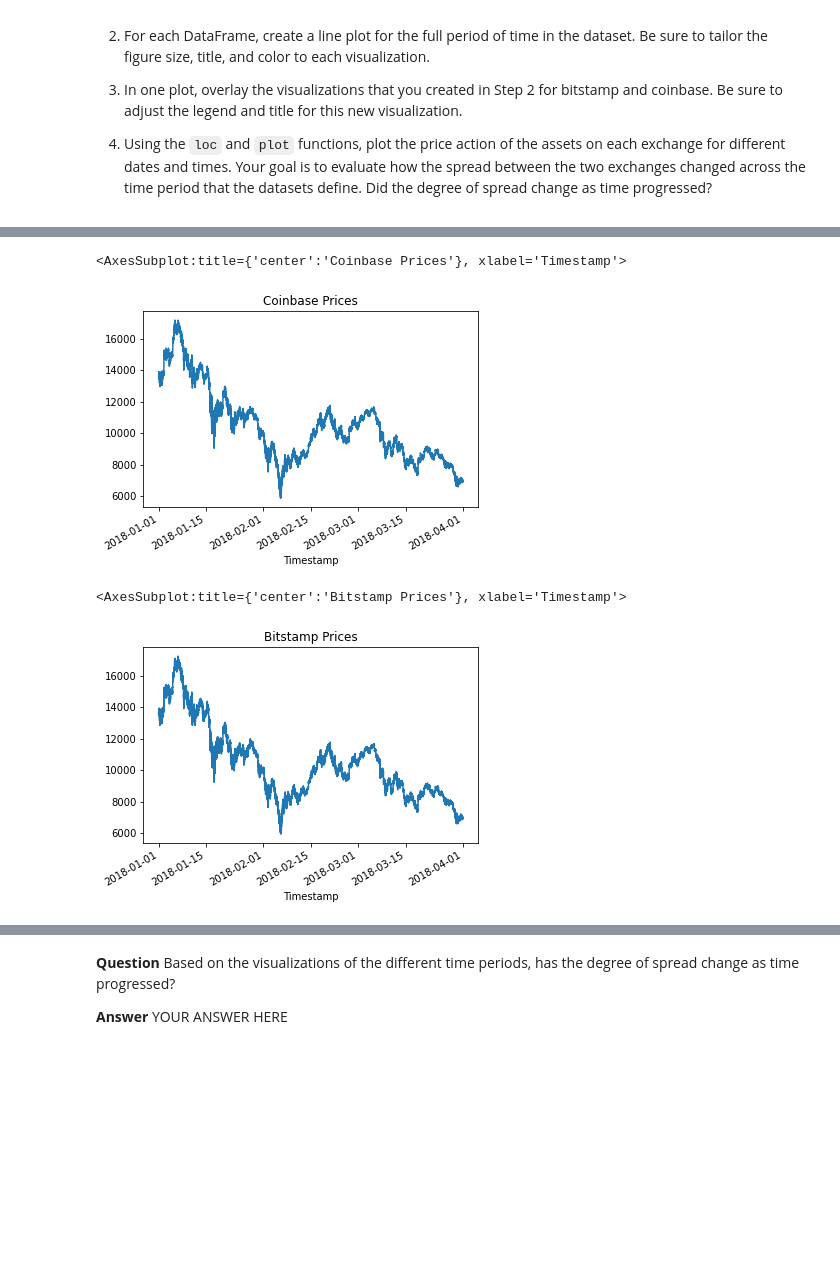
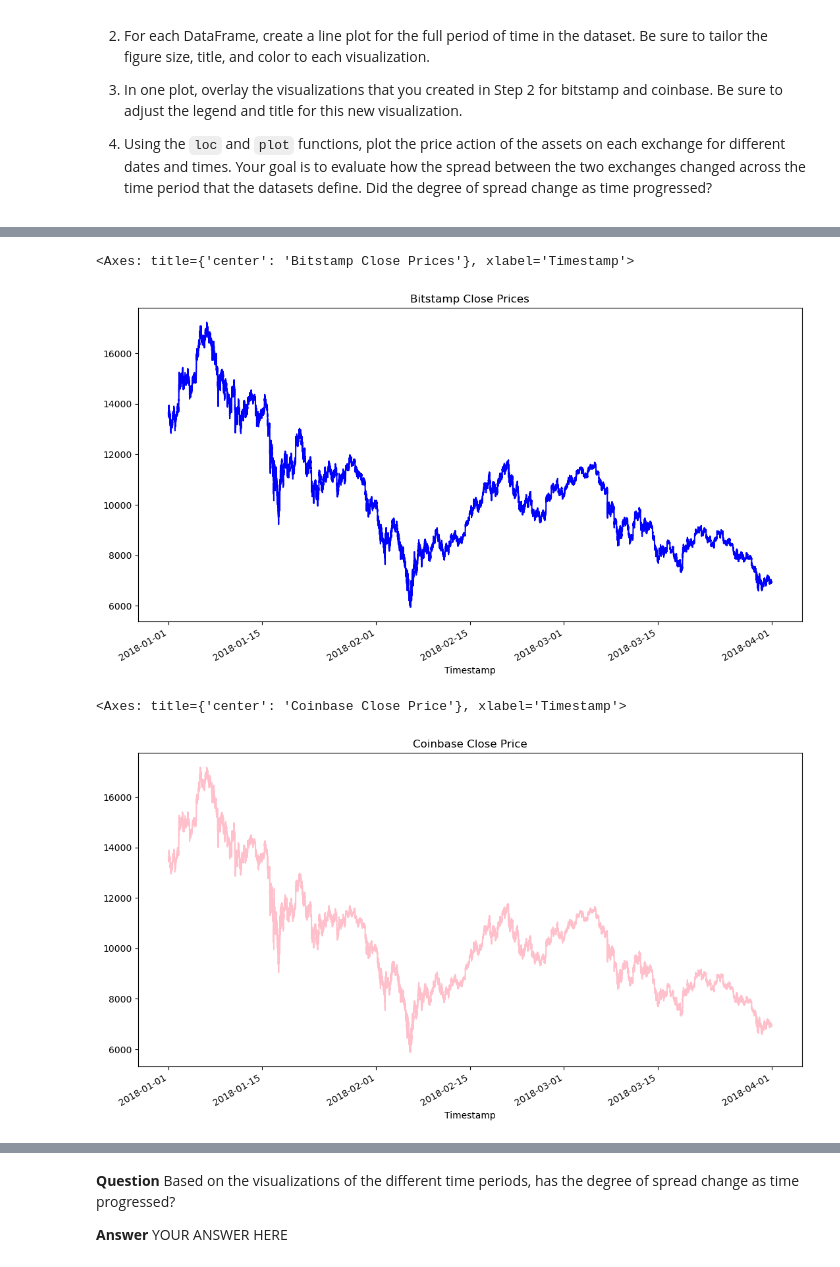
Before and after one commit to rolvera05/crypto_arbitrage, a Jupyter notebook: crypto_arbitrage.ipynb, the cells around one changed output, grey strips where cells are left out. Drawn from its saved outputs; the diff is of its cells as text; code cells hidden in the pictures; blank space fills up the shorter version.

```diff
--- a/crypto_arbitrage.ipynb
+++ b/crypto_arbitrage.ipynb
@@ -231,17 +234,17 @@ Sort through the time series data associated with the bitstamp and coinbase Data
 # %%
 # Create a line plot for the bitstamp DataFrame for the full length of time in the dataset
 # Be sure that the figure size, title, and color are tailored to each visualization
-# YOUR CODE HERE
+bitstamp['Close'].plot(figsize=(13, 7), title='Bitstamp Close Prices', color='blue')
 # %% [output]
-<AxesSubplot:title={'center':'Coinbase Prices'}, xlabel='Timestamp'>
+<Axes: title={'center': 'Bitstamp Close Prices'}, xlabel='Timestamp'>
-[figure, old version]
+[figure, new version]
 # %%
 # Create a line plot for the coinbase DataFrame for the full length of time in the dataset
 # Be sure that the figure size, title, and color are tailored to each visualization
-# YOUR CODE HERE
+coinbase['Close'].plot(figsize=(13, 7), title='Coinbase Close Price', color='pink')
 # %% [output]
-<AxesSubplot:title={'center':'Bitstamp Prices'}, xlabel='Timestamp'>
+<Axes: title={'center': 'Coinbase Close Price'}, xlabel='Timestamp'>
-[figure, old version]
+[figure, new version]
 # %%
 # Overlay the visualizations for the bitstamp and coinbase DataFrames in one plot
 # The plot should visualize the prices over the full lenth of the dataset
```
Also changed, not shown: parts of 24 cells of this notebook.
